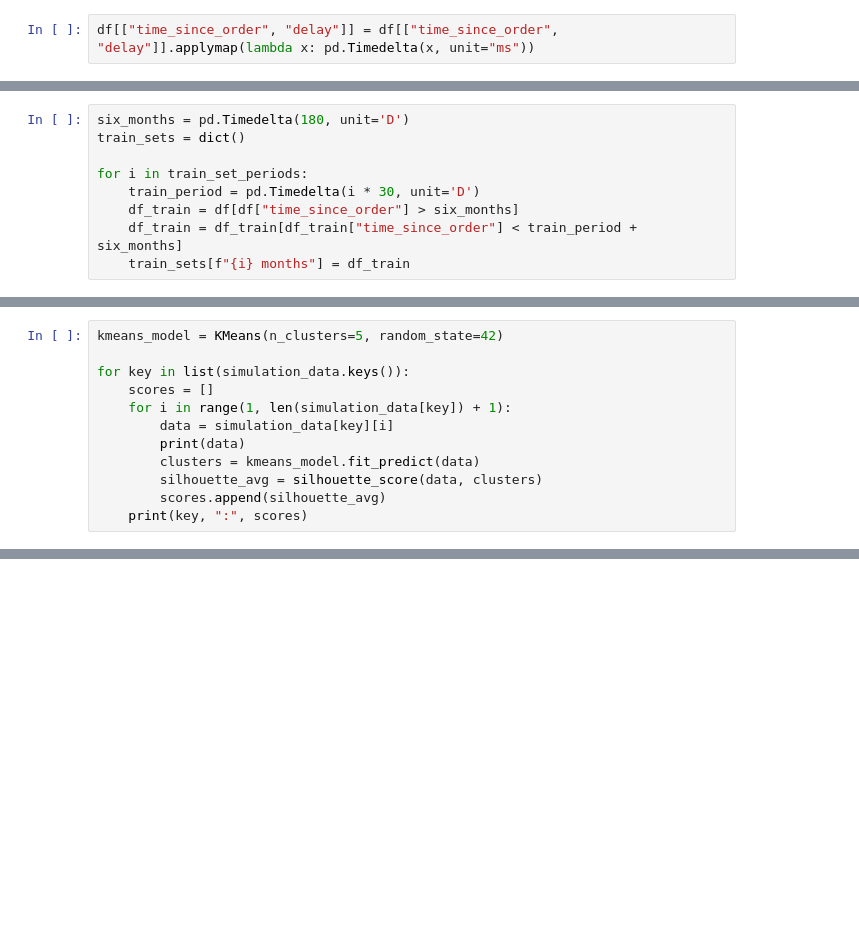
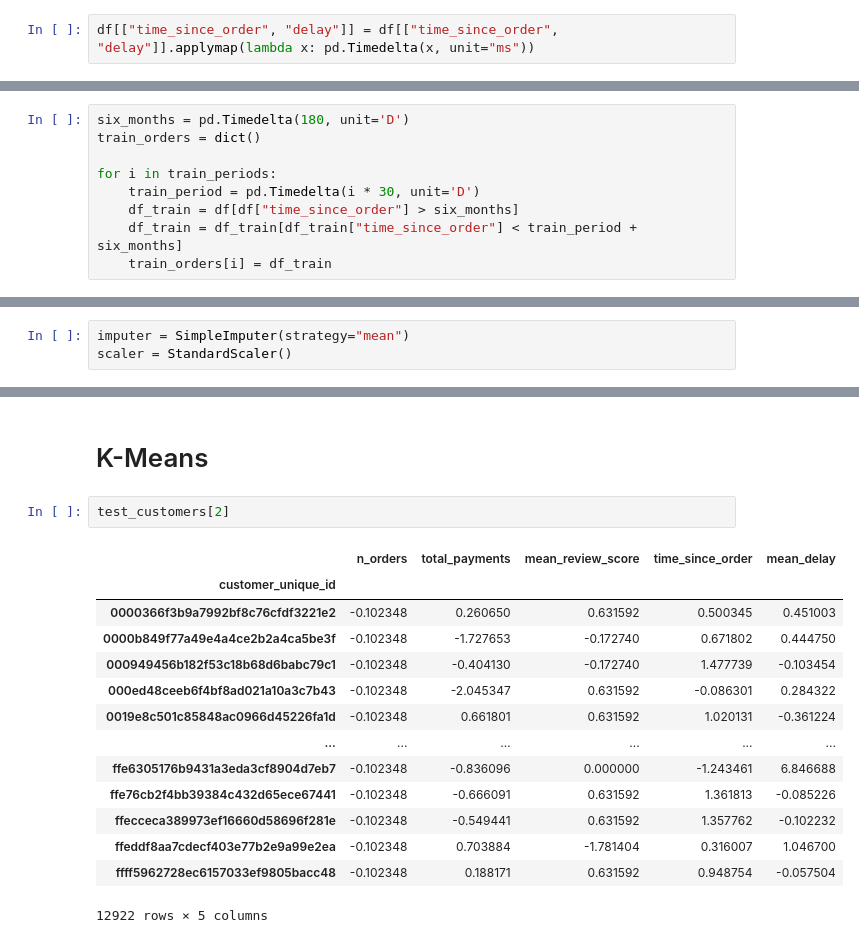
Before and after one commit to vicmcl/e-commerce, a Jupyter notebook: notebook_simulation.ipynb, the cells around one changed output, grey strips where cells are left out. Saved outputs shown, nothing was run; the diff lists cells and outputs as text; blank space fills up the shorter version.

```diff
--- a/notebook_simulation.ipynb
+++ b/notebook_simulation.ipynb
@@ -42,9 +61,9 @@ train_set_periods = [2, 4, 6]
 # %%
 six_months = pd.Timedelta(180, unit='D')
-train_sets = dict()
+train_orders = dict()
 
-for i in train_set_periods:
+for i in train_periods:
     train_period = pd.Timedelta(i * 30, unit='D')
     df_train = df[df["time_since_order"] > six_months]
     df_train = df_train[df_train["time_since_order"] < train_period + six_months]
-    train_sets[f"{i} months"] = df_train
+    train_orders[i] = df_train
@@ -165,12 +81,0 @@ ffedff0547d809c90c05c2691c51f9b7         -0.207669   -0.644043
-# %%
-kmeans_model = KMeans(n_clusters=5, random_state=42)
-
-for key in list(simulation_data.keys()):
-    scores = []
-    for i in range(1, len(simulation_data[key]) + 1):
-        data = simulation_data[key][i]
-        print(data)
-        clusters = kmeans_model.fit_predict(data)
-        silhouette_avg = silhouette_score(data, clusters)
-        scores.append(silhouette_avg)
-    print(key, ":", scores)
@@ -185,0 +84,3 @@ ValueError: n_samples=1 should be >= n_clusters=5.
+# %%
+imputer = SimpleImputer(strategy="mean")
+scaler = StandardScaler()
@@ -185,0 +201,19 @@ ValueError: n_samples=1 should be >= n_clusters=5.
+# %% [markdown]
+# K-Means
+# %%
+test_customers[2]
+# %% [output]
+|  | n_orders | total_payments | mean_review_score | time_since_order | mean_delay |
+| customer_unique_id |  |  |  |  |  |
+| 0000366f3b9a7992bf8c76cfdf3221e2 | -0.102348 | 0.260650 | 0.631592 | 0.500345 | 0.451003 |
+| 0000b849f77a49e4a4ce2b2a4ca5be3f | -0.102348 | -1.727653 | -0.172740 | 0.671802 | 0.444750 |
+| 000949456b182f53c18b68d6babc79c1 | -0.102348 | -0.404130 | -0.172740 | 1.477739 | -0.103454 |
+| 000ed48ceeb6f4bf8ad021a10a3c7b43 | -0.102348 | -2.045347 | 0.631592 | -0.086301 | 0.284322 |
+| 0019e8c501c85848ac0966d45226fa1d | -0.102348 | 0.661801 | 0.631592 | 1.020131 | -0.361224 |
+| ... | ... | ... | ... | ... | ... |
+| ffe6305176b9431a3eda3cf8904d7eb7 | -0.102348 | -0.836096 | 0.000000 | -1.243461 | 6.846688 |
+| ffe76cb2f4bb39384c432d65ece67441 | -0.102348 | -0.666091 | 0.631592 | 1.361813 | -0.085226 |
+| ffecceca389973ef16660d58696f281e | -0.102348 | -0.549441 | 0.631592 | 1.357762 | -0.102232 |
+| ffeddf8aa7cdecf403e77b2e9a99e2ea | -0.102348 | 0.703884 | -1.781404 | 0.316007 | 1.046700 |
+| ffff5962728ec6157033ef9805bacc48 | -0.102348 | 0.188171 | 0.631592 | 0.948754 | -0.057504 |
+12922 rows × 5 columns
```
Also changed, not shown: parts of 19 cells of this notebook.
